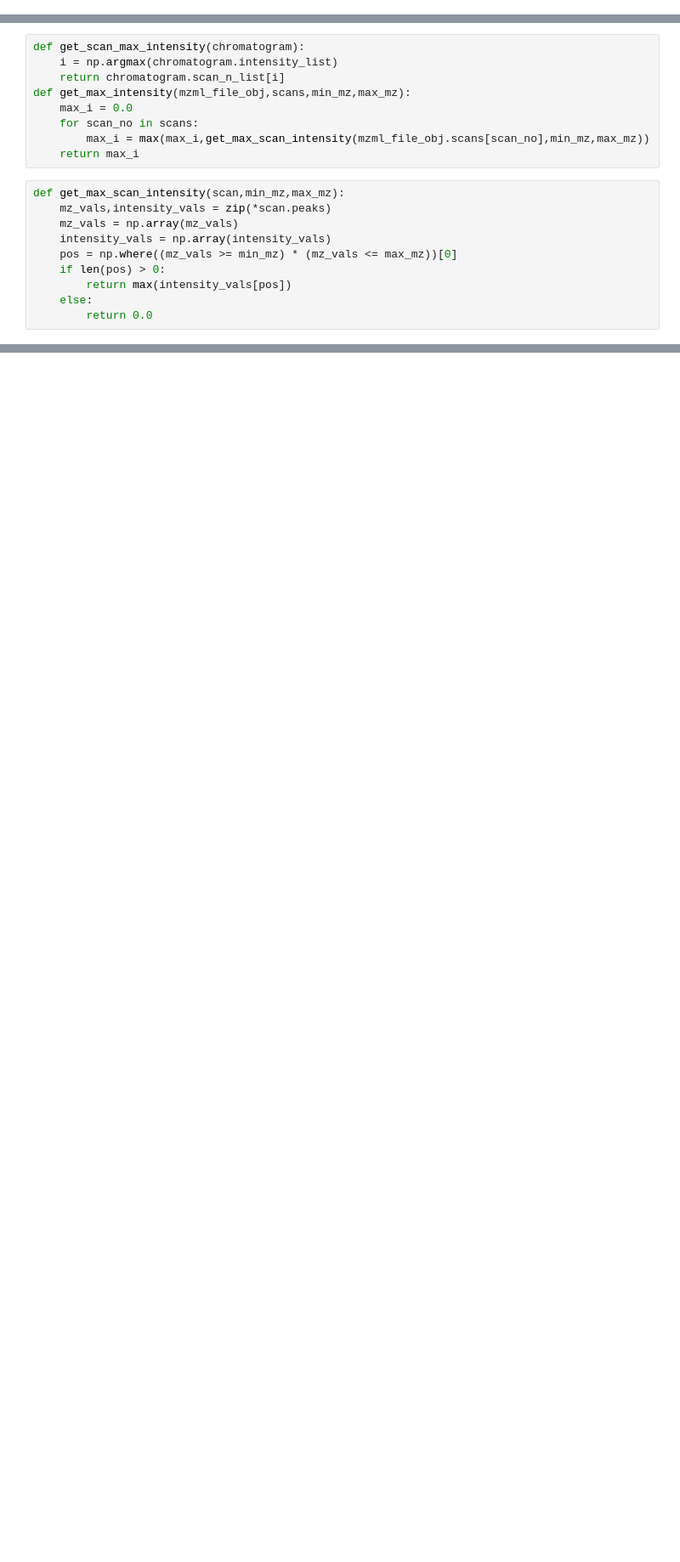
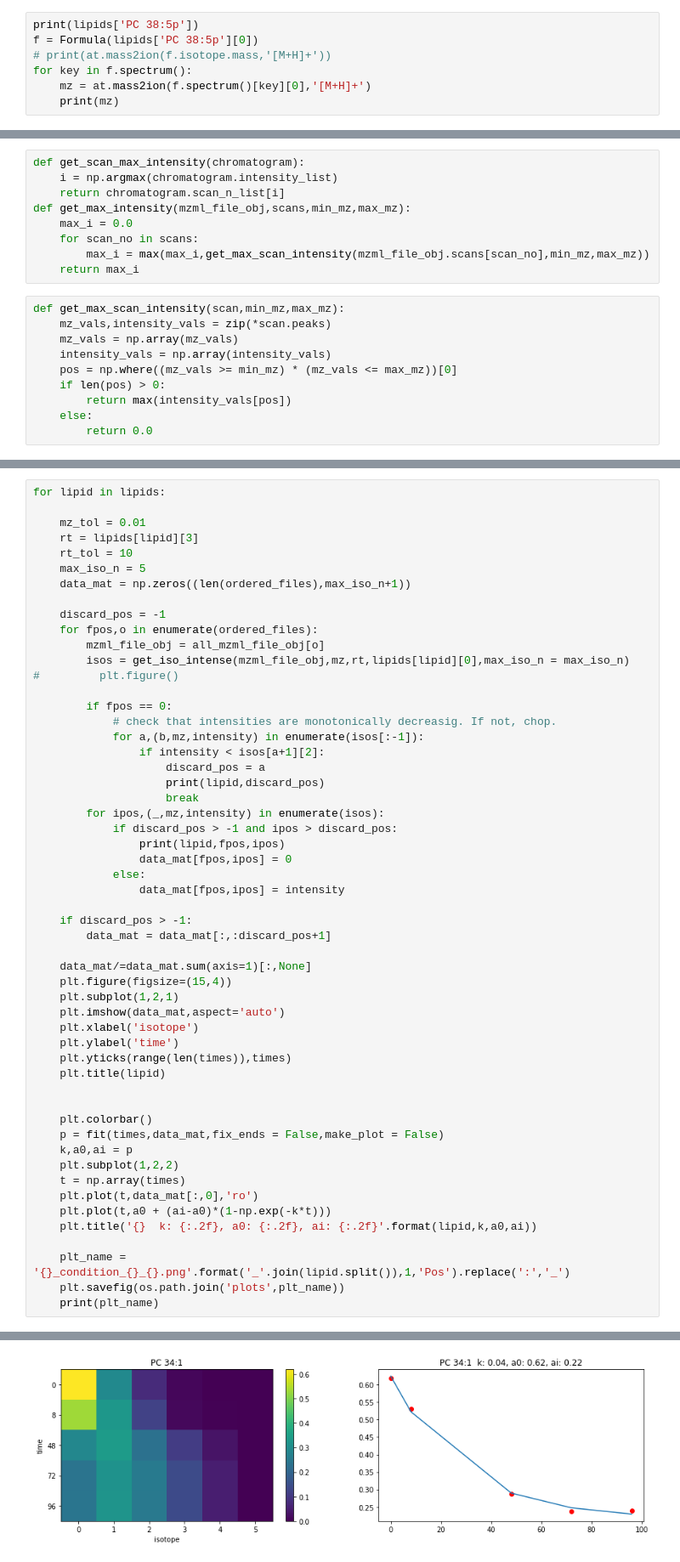
Before and after one commit to sdrogers/lipid_prototype, a Jupyter notebook: notebooks/Generic_mz.ipynb, the cells around one changed output, grey strips where cells are left out. Shown at 85% size. Saved outputs shown, nothing was run; the diff lists cells and outputs as text; blank space fills up the shorter version.

```diff
--- a/notebooks/Generic_mz.ipynb
+++ b/notebooks/Generic_mz.ipynb
@@ -400,0 +420,7 @@ for lipid in lipids:
+# %%
+print(lipids['PC 38:5p'])
+f = Formula(lipids['PC 38:5p'][0])
+# print(at.mass2ion(f.isotope.mass,'[M+H]+'))
+for key in f.spectrum():
+    mz = at.mass2ion(f.spectrum()[key][0],'[M+H]+')
+    print(mz)
@@ -419,0 +461,55 @@ def get_max_scan_intensity(scan,min_mz,max_mz):
+# %%
+for lipid in lipids:
+
+    mz_tol = 0.01
+    rt = lipids[lipid][3]
+    rt_tol = 10
+    max_iso_n = 5
+    data_mat = np.zeros((len(ordered_files),max_iso_n+1))
+
+    discard_pos = -1
+    for fpos,o in enumerate(ordered_files):
+        mzml_file_obj = all_mzml_file_obj[o]
+        isos = get_iso_intense(mzml_file_obj,mz,rt,lipids[lipid][0],max_iso_n = max_iso_n)
+#         plt.figure()
+
+        if fpos == 0:
+            # check that intensities are monotonically decreasig. If not, chop.
+            for a,(b,mz,intensity) in enumerate(isos[:-1]):
+                if intensity < isos[a+1][2]:
+                    discard_pos = a
+                    print(lipid,discard_pos)
+                    break
+        for ipos,(_,mz,intensity) in enumerate(isos):
+            if discard_pos > -1 and ipos > discard_pos:
+                print(lipid,fpos,ipos)
+                data_mat[fpos,ipos] = 0
+            else:
+                data_mat[fpos,ipos] = intensity
+
+    if discard_pos > -1:
+        data_mat = data_mat[:,:discard_pos+1]
+
+    data_mat/=data_mat.sum(axis=1)[:,None]
+    plt.figure(figsize=(15,4))
+    plt.subplot(1,2,1)
+    plt.imshow(data_mat,aspect='auto')
+    plt.xlabel('isotope')
+    plt.ylabel('time')
+    plt.yticks(range(len(times)),times)
+    plt.title(lipid)
+
+
+    plt.colorbar()
+    p = fit(times,data_mat,fix_ends = False,make_plot = False)
+    k,a0,ai = p
+    plt.subplot(1,2,2)
+    t = np.array(times)
+    plt.plot(t,data_mat[:,0],'ro')
+    plt.plot(t,a0 + (ai-a0)*(1-np.exp(-k*t)))
+    plt.title('{}  k: {:.2f}, a0: {:.2f}, ai: {:.2f}'.format(lipid,k,a0,ai))
+
+    plt_name = '{}_condition_{}_{}.png'.format('_'.join(lipid.split()),1,'Pos').replace(':','_')
+    plt.savefig(os.path.join('plots',plt_name))
+    print(plt_name)
+# %% [output]
@@ -419,0 +522 @@ def get_max_scan_intensity(scan,min_mz,max_mz):
+[figure, added]
```
Also changed, not shown: parts of 6 cells of this notebook, 9 other files.
